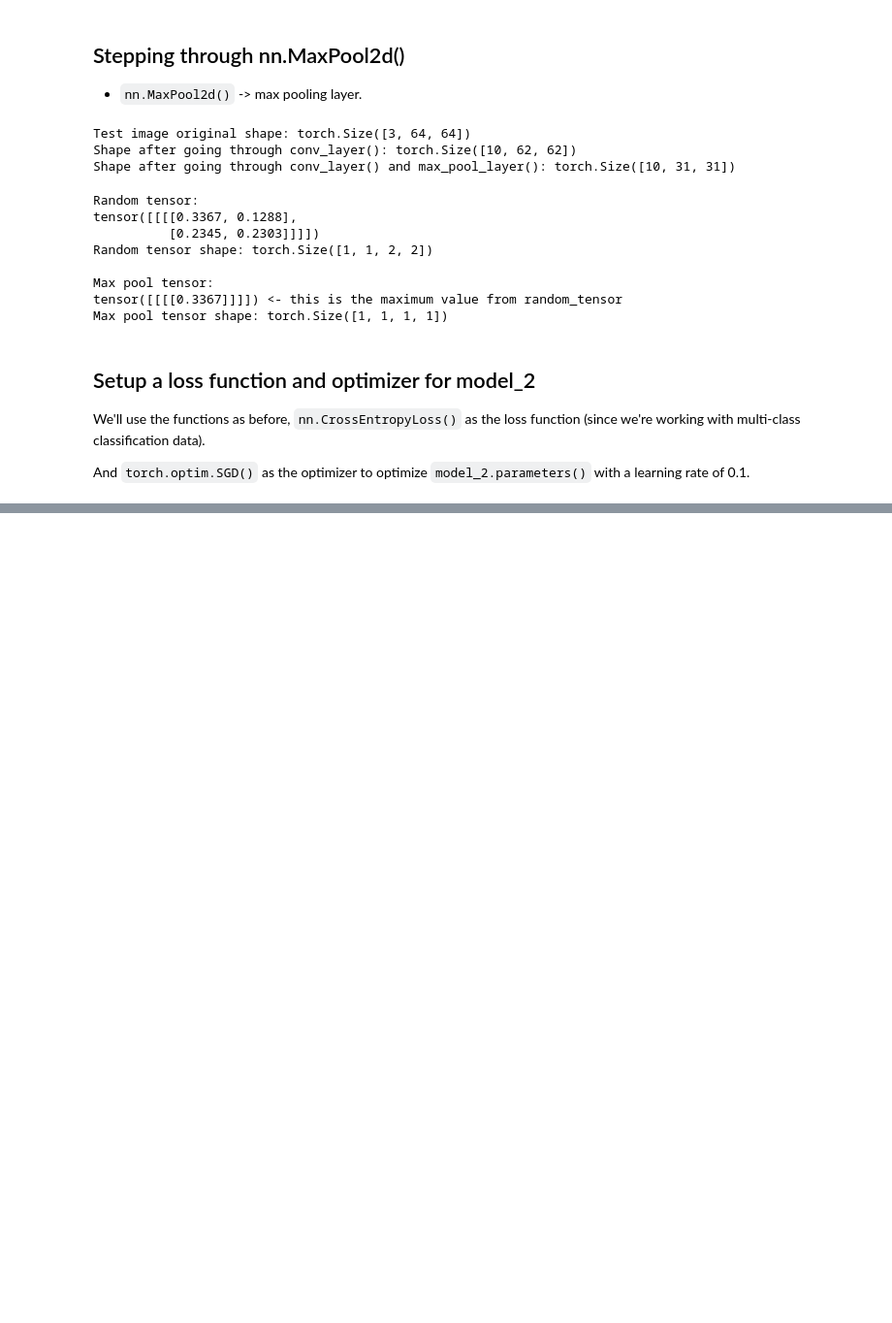
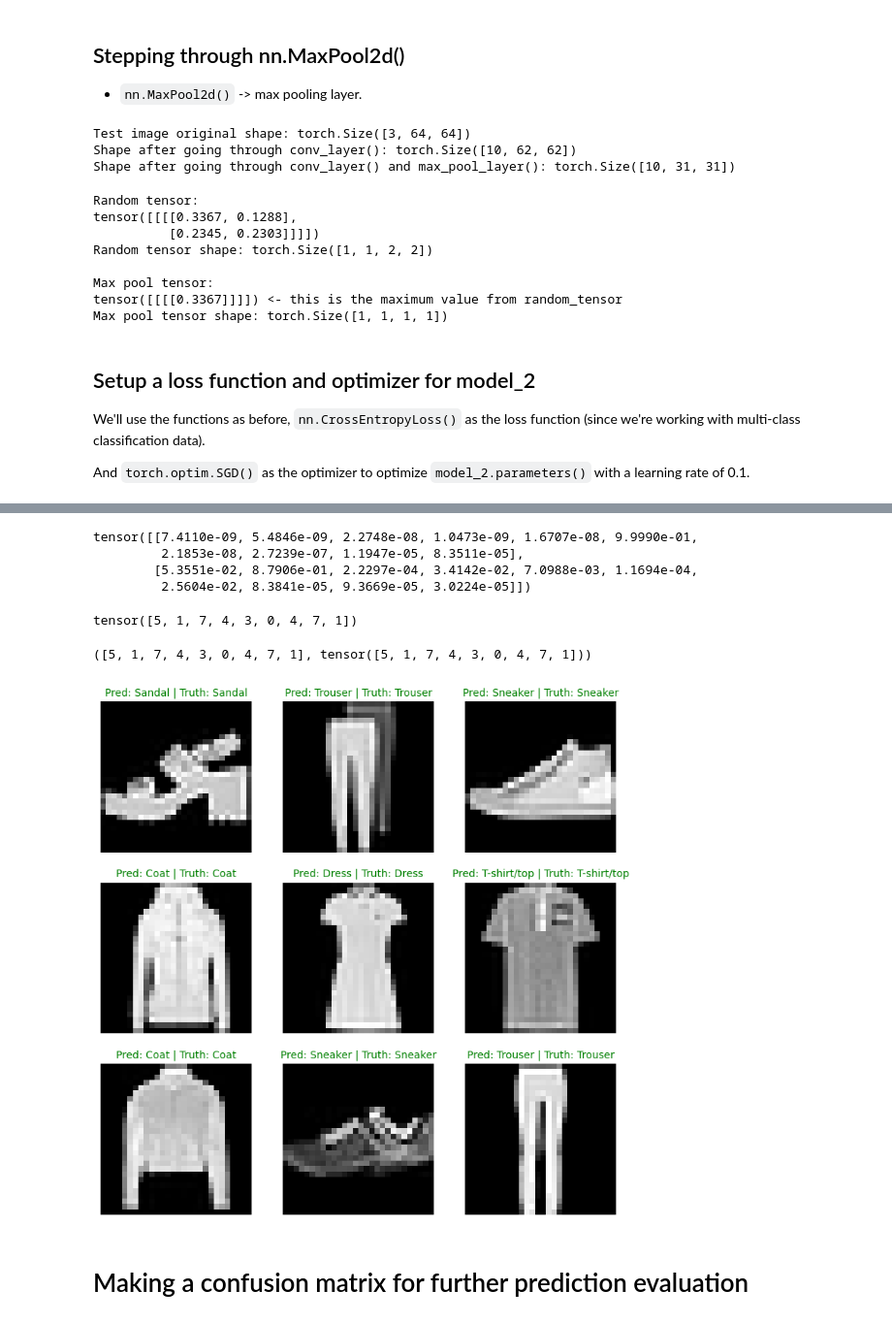
Before and after one commit to KRollins26/learning_pytorch, a Jupyter notebook: pytorch_computer_vision.ipynb, the cells around one changed output, grey strips where cells are left out. Shown at 97% size. Drawn from its saved outputs; the diff is of its cells as text; code cells hidden in the pictures; blank space fills up the shorter version.

```diff
--- a/pytorch_computer_vision.ipynb
+++ b/pytorch_computer_vision.ipynb
@@ -633,7 +633,7 @@ torch.manual_seed(42)
 from timeit import default_timer as timer
 train_time_start_on_gpu = timer()
 
-epochs = 3
+epochs = 5
 for epoch in tqdm(range(epochs)):
     print(f"Epoch: {epoch}\n---------")
     train_step(data_loader=train_dataloader,
@@ -932,0 +1073,54 @@ And `torch.optim.SGD()` as the optimizer to optimize `model_2.parameters()` with
+# %%
+# Make predictions on test samples with model 2
+pred_probs= make_predictions(model=model_2,
+                             data=test_samples)
+
+# View first two prediction probabilities list
+pred_probs[:2]
+# %% [output]
+tensor([[7.4110e-09, 5.4846e-09, 2.2748e-08, 1.0473e-09, 1.6707e-08, 9.9990e-01,
+         2.1853e-08, 2.7239e-07, 1.1947e-05, 8.3511e-05],
+        [5.3551e-02, 8.7906e-01, 2.2297e-04, 3.4142e-02, 7.0988e-03, 1.1694e-04,
+         2.5604e-02, 8.3841e-05, 9.3669e-05, 3.0224e-05]])
+# %%
+# Turn the prediction probabilities into prediction labels by taking the argmax()
+pred_classes = pred_probs.argmax(dim=1)
+pred_classes
+# %% [output]
+tensor([5, 1, 7, 4, 3, 0, 4, 7, 1])
+# %%
+# Are our predictions in the same form as our test labels?
+test_labels, pred_classes
+# %% [output]
+([5, 1, 7, 4, 3, 0, 4, 7, 1], tensor([5, 1, 7, 4, 3, 0, 4, 7, 1]))
+# %%
+# Plot predictions
+plt.figure(figsize=(9, 9))
+nrows = 3
+ncols = 3
+for i, sample in enumerate(test_samples):
+  # Create a subplot
+  plt.subplot(nrows, ncols, i+1)
+
+  # Plot the target image
+  plt.imshow(sample.squeeze(), cmap="gray")
+
+  # Find the prediction label (in text form, e.g. "Sandal")
+  pred_label = class_names[pred_classes[i]]
+
+  # Get the truth label (in text form, e.g. "T-shirt")
+  truth_label = class_names[test_labels[i]]
+
+  # Create the title text of the plot
+  title_text = f"Pred: {pred_label} | Truth: {truth_label}"
+
+  # Check for equality and change title colour accordingly
+  if pred_label == truth_label:
+      plt.title(title_text, fontsize=10, c="g") # green text if correct
+  else:
+      plt.title(title_text, fontsize=10, c="r") # red text if wrong
+  plt.axis(False);
+# %% [output]
+[figure, added]
+# %% [markdown]
+# Making a confusion matrix for further prediction evaluation
```
Also changed, not shown: parts of 13 cells of this notebook.
